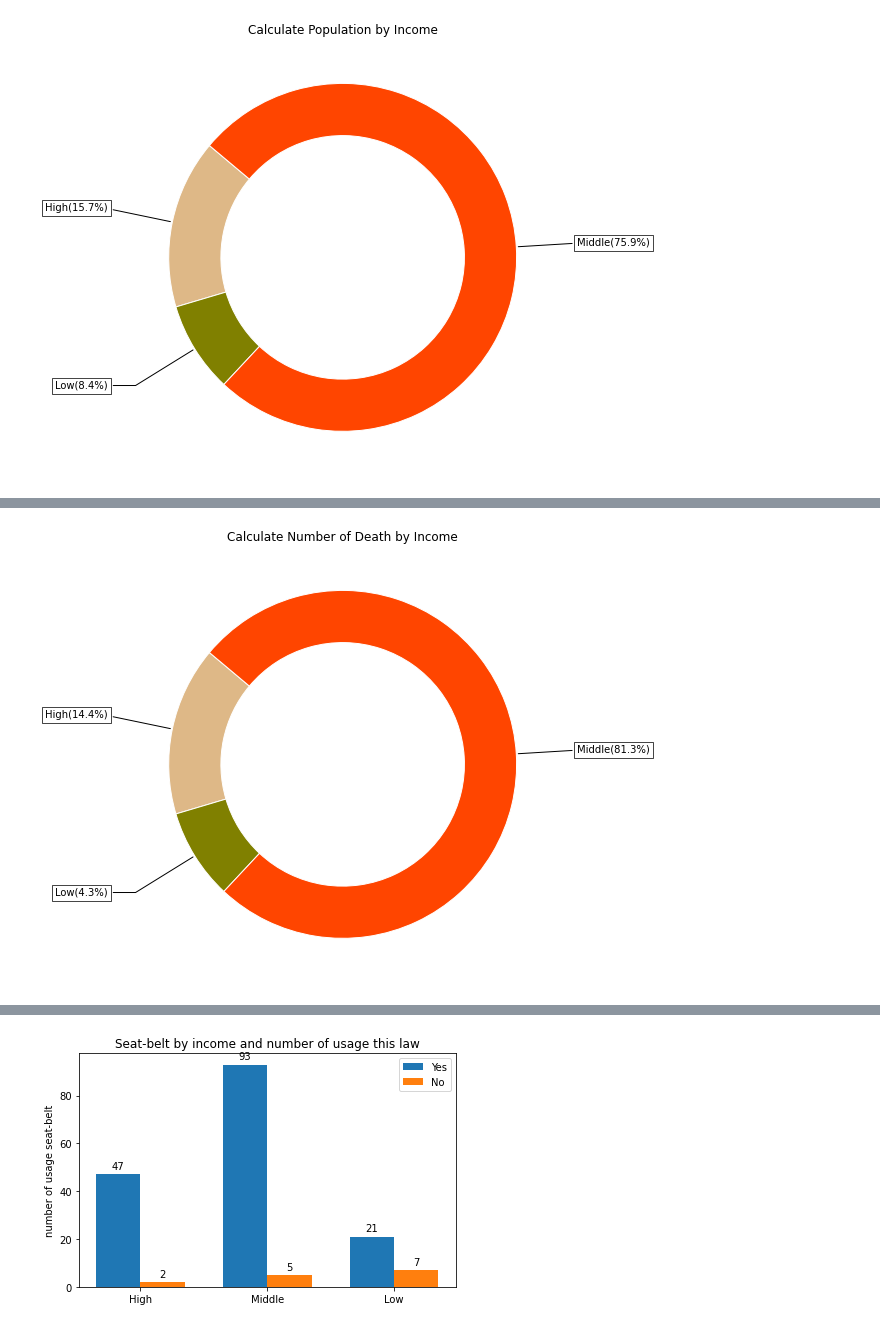
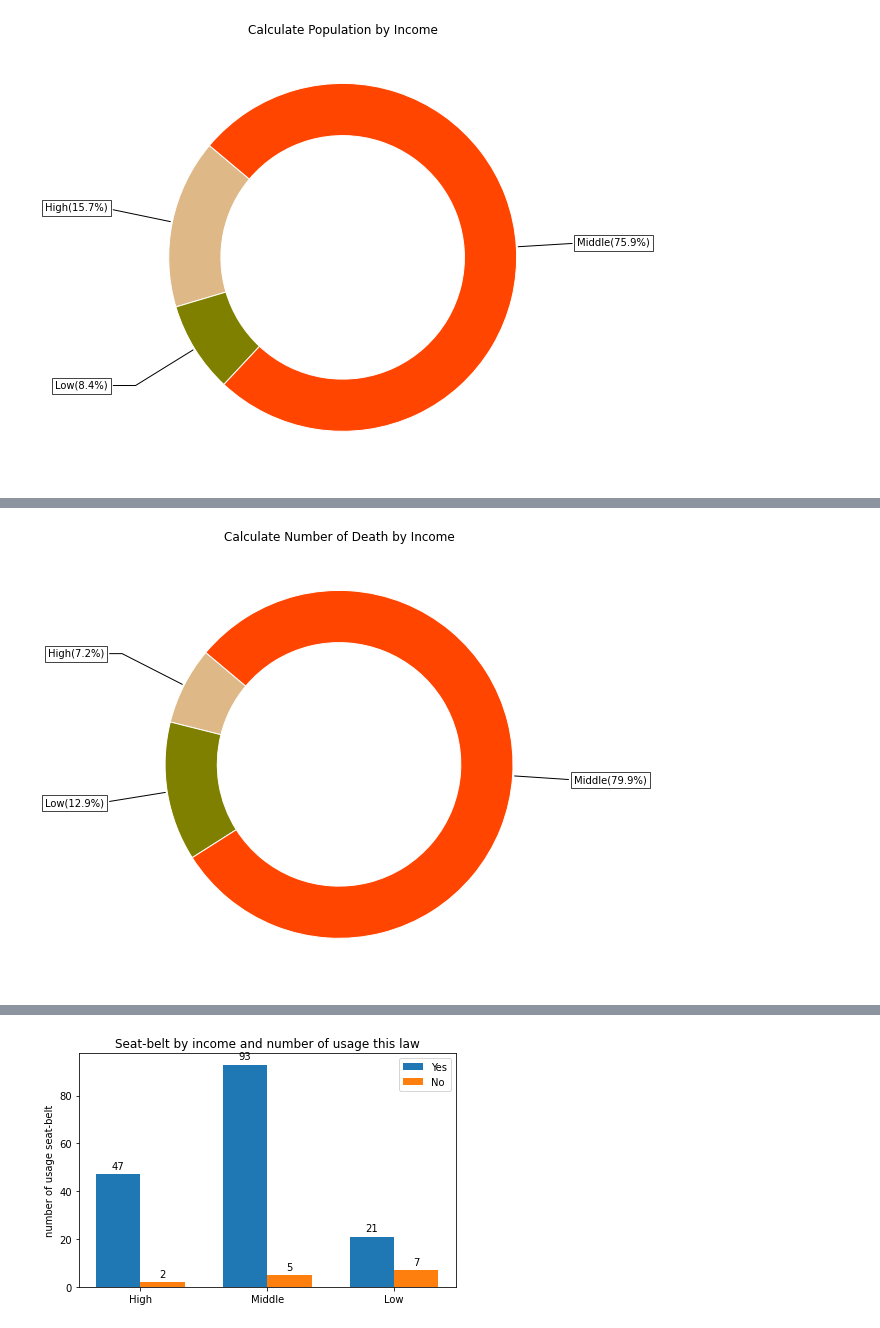
Before and after one commit to cyrusauyeungc/Project_01, a Jupyter notebook: notebooks/main_parastoo.ipynb, the cells around one changed output, grey strips where cells are left out. Saved outputs shown, nothing was run; the diff lists cells and outputs as text; code cells hidden in the pictures.

```diff
--- a/notebooks/main_parastoo.ipynb
+++ b/notebooks/main_parastoo.ipynb
@@ -327,36 +314,36 @@ plt.show()
 # %%
 # DounutPlot to calculate number of death by income
 fig, ax = plt.subplots(figsize=(8, 8), subplot_kw=dict(aspect="equal"))
 
-recipe = ["High(14.4%)",
-          "Low(4.3%)",
-          "Middle(81.3%)",
+recipe = ["High(7.2%)",
+          "Low(12.9%)",
+          "Middle(79.9%)",
           ]
 
-data = df_raw_type.groupby("Income levelc")["Population numbers for 2016a"].sum()
+data = df_raw_type.groupby("Income levelc")["death estimate"].sum()
 colors = ["burlywood", "olive", "orangered"]
 wedges, texts = ax.pie(data, wedgeprops=dict(width=0.5), startangle=140,colors=colors)
 
 bbox_props = dict(boxstyle="square,pad=0.3", fc="w", ec="k", lw=0.72)
 kw = dict(arrowprops=dict(arrowstyle="-"),
           bbox=bbox_props, zorder=0, va="center")
 plt.setp( wedges, width=0.3, edgecolor='white')
 
 for i, p in enumerate(wedges):
     ang = (p.theta2 - p.theta1)/2. + p.theta1
     y = np.sin(np.deg2rad(ang))
     x = np.cos(np.deg2rad(ang))
     horizontalalignment = {-1: "right", 1: "left"}[int(np.sign(x))]
     connectionstyle = "angle,angleA=0,angleB={}".format(ang)
     kw["arrowprops"].update({"connectionstyle": connectionstyle})
     ax.annotate(recipe[i], xy=(x, y), xytext=(1.35*np.sign(x), 1.4*y),
                 horizontalalignment=horizontalalignment, **kw)
 
 ax.set_title("Calculate Number of Death by Income",fontsize=12)
-plt.savefig("../output_data/piechart_deathsbyincome.png", facecolor='w') ### JOHN ADDED , facecolor='w'
+plt.savefig("output_data/piechart_deathsbyincome.png")
 plt.show()
 # %% [output]
-[figure, old version]
+[figure, new version]
 # %%
 # Bar chart to present income levels and child restraints
 labels = ['High', 'Middle', 'Low']
```
Also changed, not shown: parts of 16 cells of this notebook, 1 other file.
